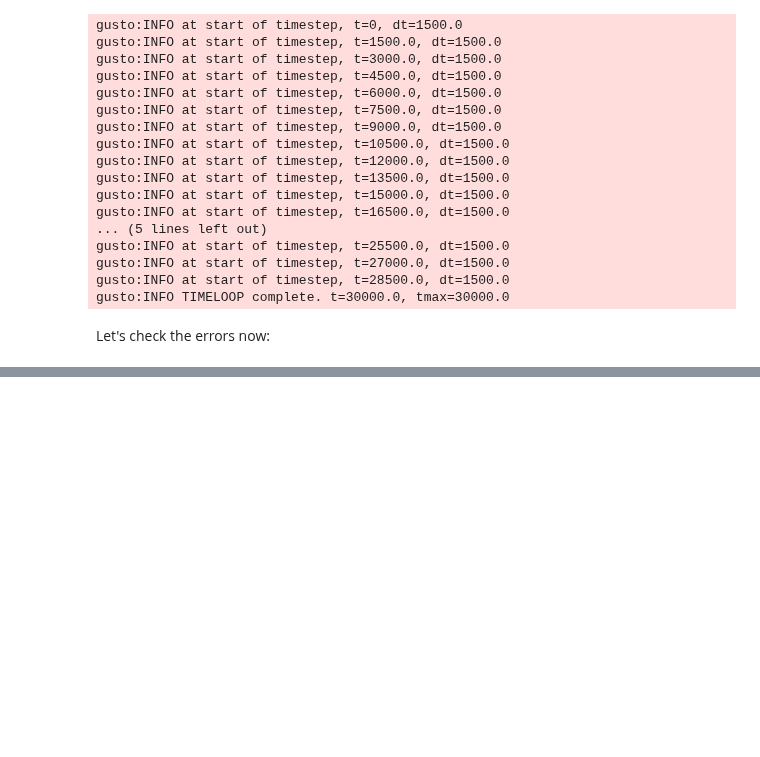
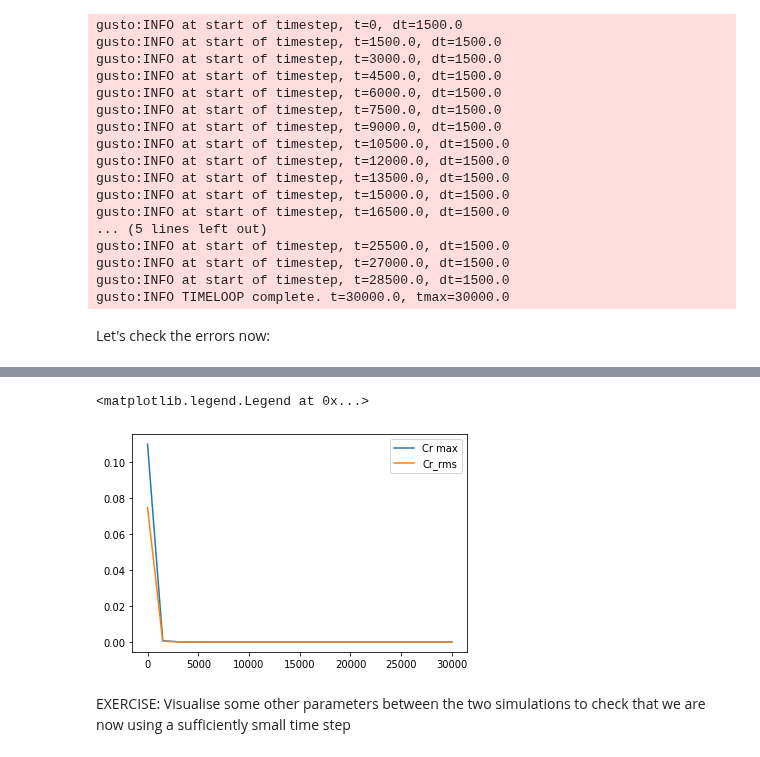
Before and after one commit to firedrakeproject/gusto, a Jupyter notebook: jupyter_notebooks/Book1_Linear_Williamson_2.ipynb, the cells around one changed output, grey strips where cells are left out. Cells and saved outputs as stored; diff of their text form; code cells hidden in the pictures; blank space fills up the shorter version.

```diff
--- a/jupyter_notebooks/Book1_Linear_Williamson_2.ipynb
+++ b/jupyter_notebooks/Book1_Linear_Williamson_2.ipynb
@@ -201,0 +254,16 @@ nc = Dataset('results/sw_linear_w2/diagnostics.nc','r')
+# %%
+Cr_no = nc.groups['CourantNumber']
+
+Cr_max = np.asarray(Cr_no.variables['max'])
+Cr_rms = np.asarray(Cr_no.variables['rms'])
+
+plt.figure()
+plt.plot(times,Cr_max,label='Cr max')
+plt.plot(times,Cr_rms,label='Cr_rms')
+plt.legend()
+# %% [output]
+<matplotlib.legend.Legend at 0x...>
+[figure, added]
+# %% [markdown]
+EXERCISE: Visualise some other parameters between the two simulations to check that we are now using a sufficiently
+small time step
```
Also changed, not shown: parts of 17 cells of this notebook, 1 other file.
